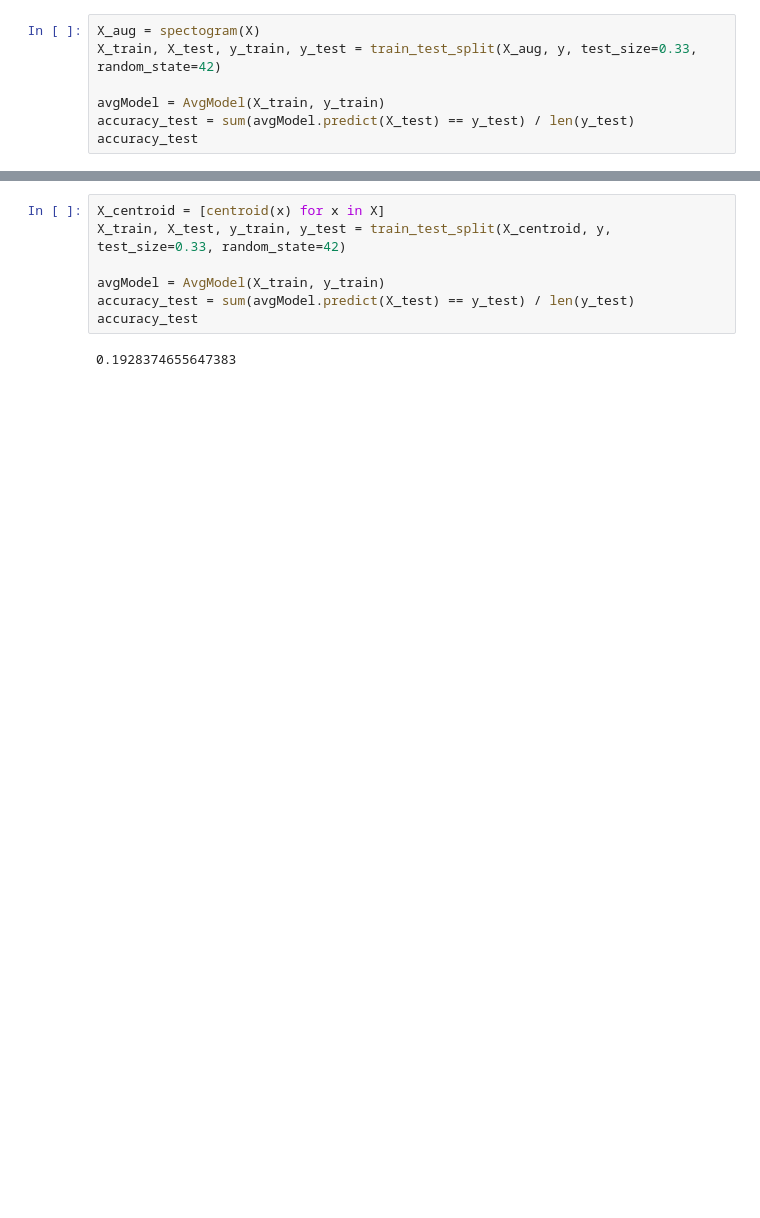
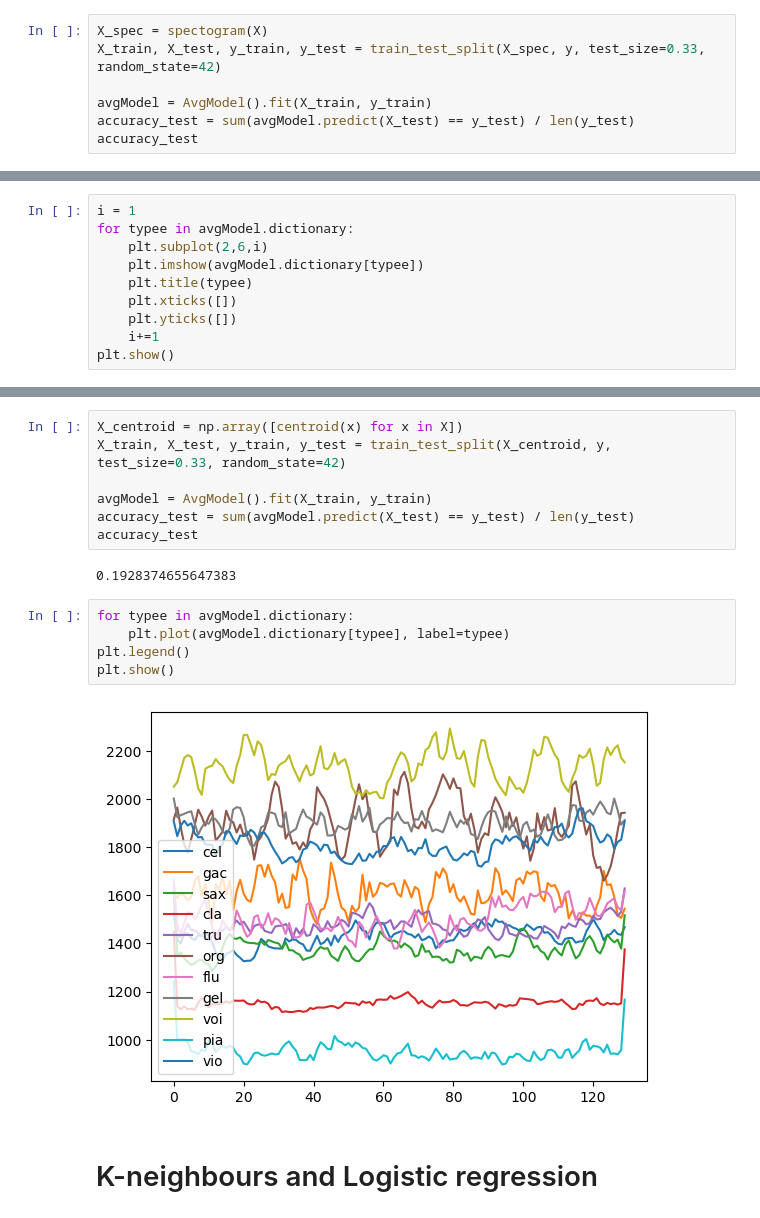
Before and after one commit to rangoiv/Lumen, a Jupyter notebook: notebooks/dataAnalysis.ipynb, the cells around one changed output, grey strips where cells are left out. Saved outputs shown, nothing was run; the diff lists cells and outputs as text; blank space fills up the shorter version.

```diff
--- a/notebooks/dataAnalysis.ipynb
+++ b/notebooks/dataAnalysis.ipynb
@@ -162,10 +156,10 @@ accuracy_test
 # %% [output]
 0.12947658402203857
 # %%
-X_aug = spectogram(X)
-X_train, X_test, y_train, y_test = train_test_split(X_aug, y, test_size=0.33, random_state=42)
+X_spec = spectogram(X)
+X_train, X_test, y_train, y_test = train_test_split(X_spec, y, test_size=0.33, random_state=42)
 
-avgModel = AvgModel(X_train, y_train)
+avgModel = AvgModel().fit(X_train, y_train)
 accuracy_test = sum(avgModel.predict(X_test) == y_test) / len(y_test)
 accuracy_test
 # %% [output]
@@ -176,0 +167,10 @@ avgModel.plot()
+# %%
+i = 1
+for typee in avgModel.dictionary:
+    plt.subplot(2,6,i)
+    plt.imshow(avgModel.dictionary[typee])
+    plt.title(typee)
+    plt.xticks([])
+    plt.yticks([])
+    i+=1
+plt.show()
@@ -221,11 +225,20 @@ plt.show()
 # %% [output]
 [figure]
 # %%
-X_centroid = [centroid(x) for x in X]
+X_centroid = np.array([centroid(x) for x in X])
 X_train, X_test, y_train, y_test = train_test_split(X_centroid, y, test_size=0.33, random_state=42)
 
-avgModel = AvgModel(X_train, y_train)
+avgModel = AvgModel().fit(X_train, y_train)
 accuracy_test = sum(avgModel.predict(X_test) == y_test) / len(y_test)
 accuracy_test
 # %% [output]
 0.1928374655647383
+# %%
+for typee in avgModel.dictionary:
+    plt.plot(avgModel.dictionary[typee], label=typee)
+plt.legend()
+plt.show()
+# %% [output]
+[figure, added]
+# %% [markdown]
+# K-neighbours and Logistic regression
```
Also changed, not shown: parts of 21 cells of this notebook, 22 other files.
